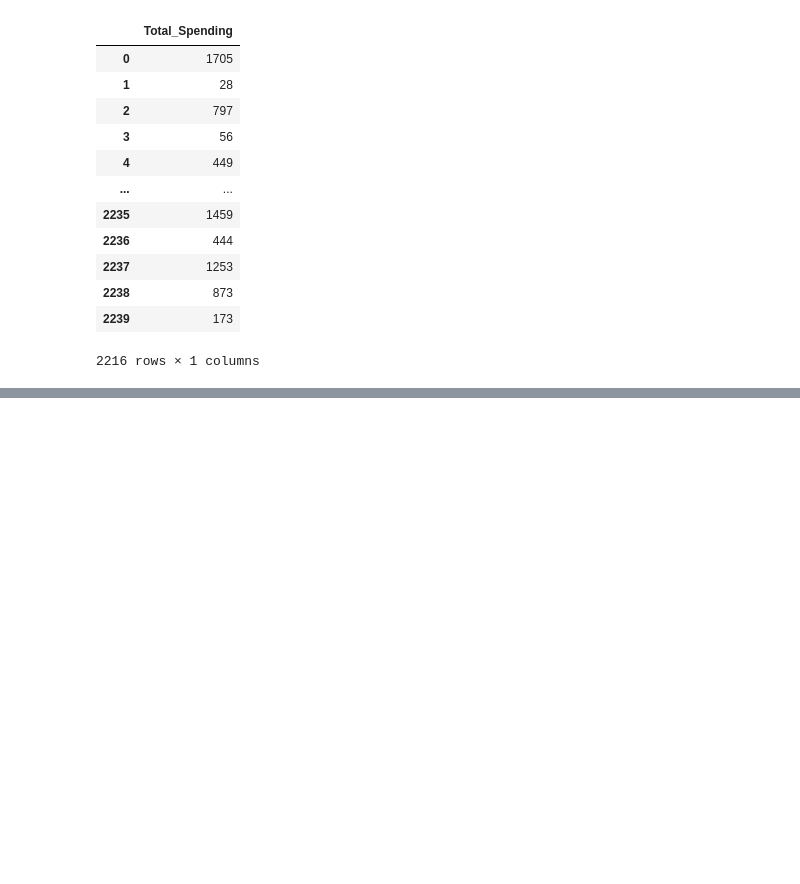
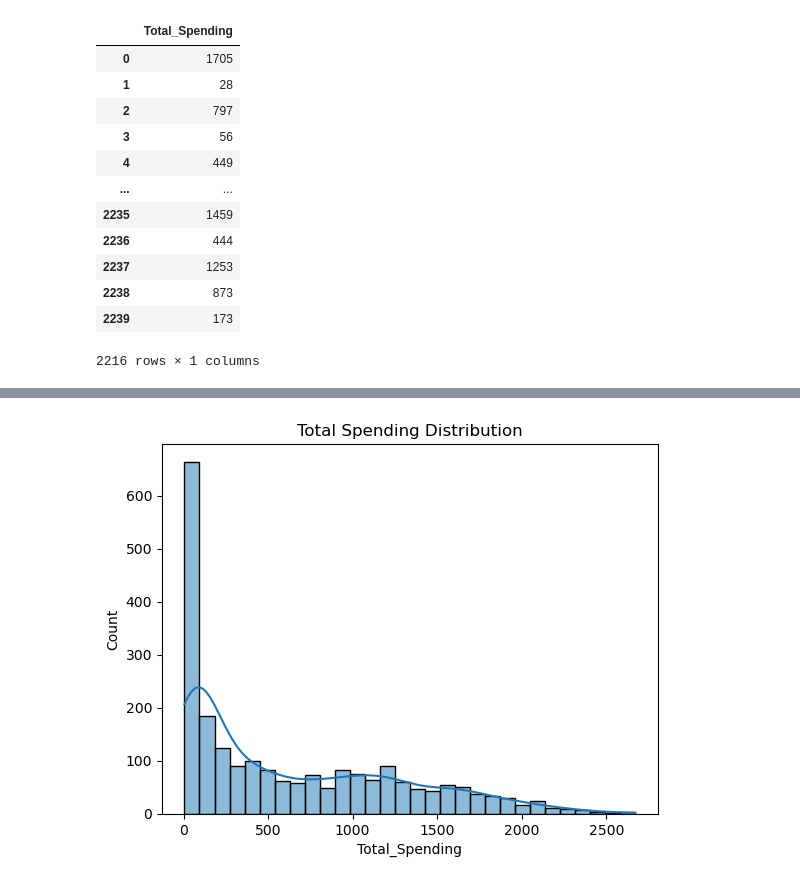
Before and after one commit to YasiruMethmal123/BankGuard360-, a Jupyter notebook: scripts/CustomerSegmentation.ipynb, the cells around one changed output, grey strips where cells are left out. Cells and saved outputs as stored; diff of their text form; code cells hidden in the pictures; blank space fills up the shorter version.

```diff
--- a/scripts/CustomerSegmentation.ipynb
+++ b/scripts/CustomerSegmentation.ipynb
@@ -234,0 +262,6 @@ df["Customer_Since"] = (pd.Timestamp("today") - df["Dt_Customer"]).df
+# %%
+sns.histplot(df["Total_Spending"],bins = 30,kde = True)
+plt.title("Total Spending Distribution")
+plt.show()
+# %% [output]
+[figure, added]
```
Also changed, not shown: parts of 13 cells of this notebook.
